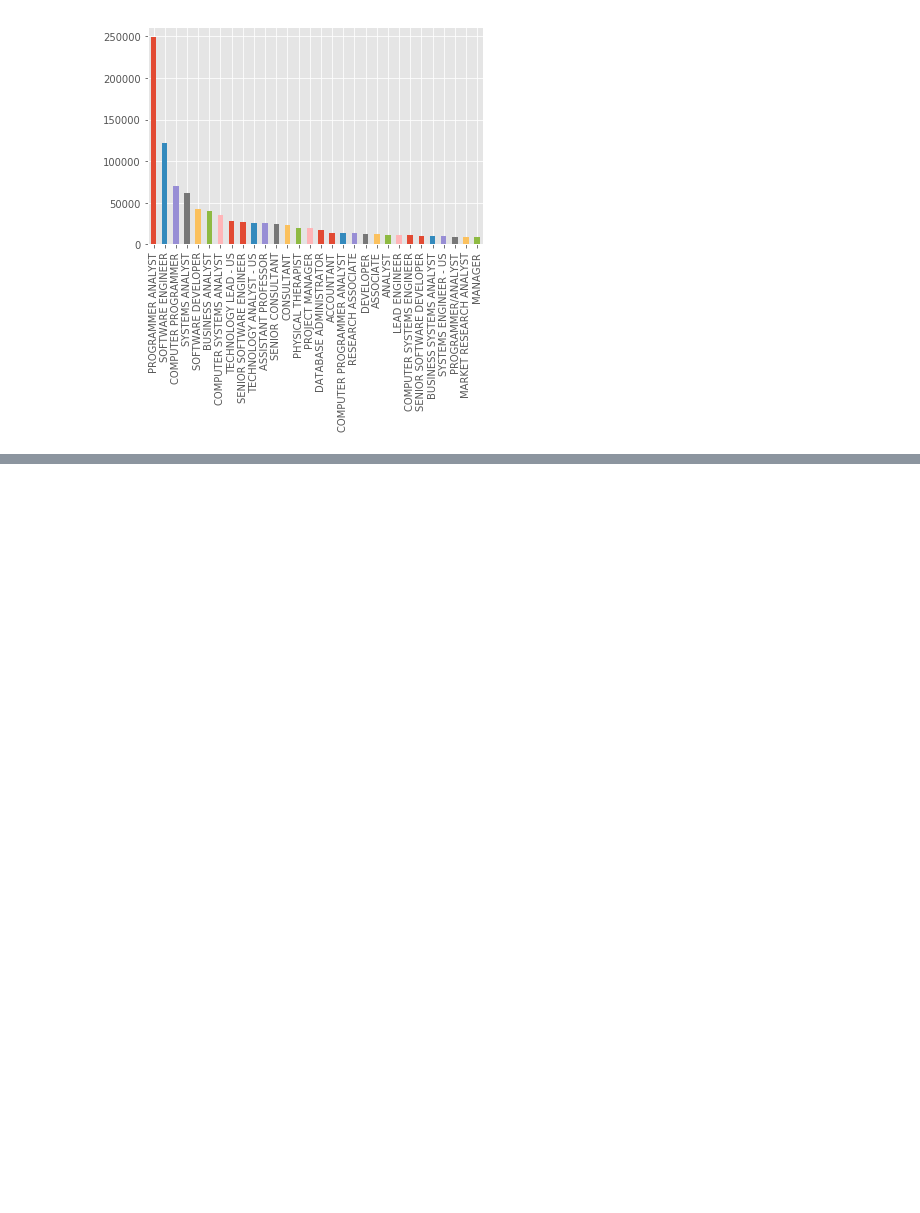
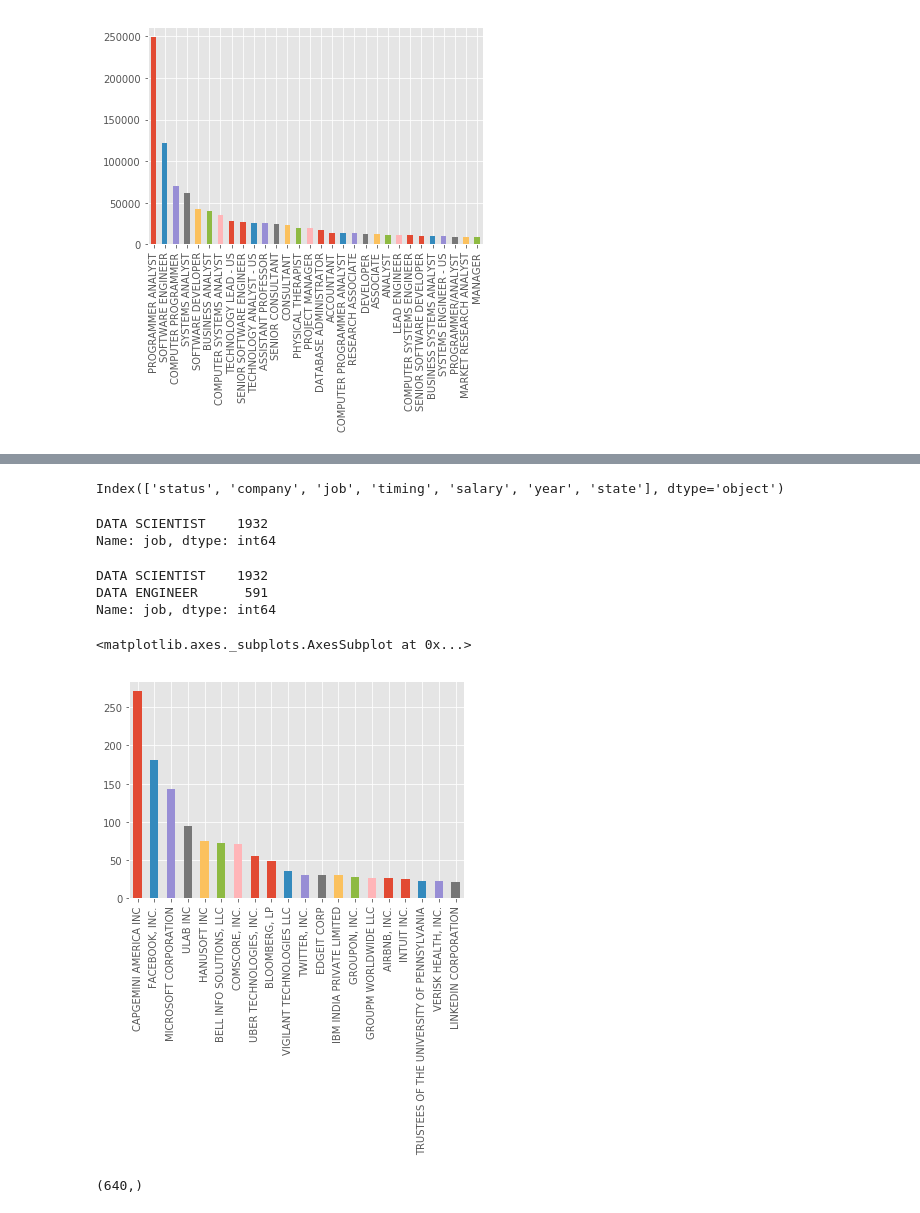
Before and after one commit to rahul-72/Data-Science-code, a Jupyter notebook: data_science/pandas/H1B_Project.ipynb, the cells around one changed output, grey strips where cells are left out. Saved outputs shown, nothing was run; the diff lists cells and outputs as text; code cells hidden in the pictures; blank space fills up the shorter version.

```diff
--- a/data_science/pandas/H1B_Project.ipynb
+++ b/data_science/pandas/H1B_Project.ipynb
@@ -112,0 +133,6 @@ plt.show()
+# %%
+df.drop('Unnamed: 0',axis=1,inplace=True)
+df.drop('lat',axis=1,inplace=True)
+df.drop('lon',axis=1,inplace=True)
+# %%
+df.drop('SOC_NAME',axis=1,inplace=True)
@@ -112,0 +145,38 @@ plt.show()
+# %%
+df.rename(columns={'CASE_STATUS':'status',
+                  'EMPLOYER_NAME':'company',
+                  'JOB_TITLE':'job',
+                   'FULL_TIME_POSITION':'timing',
+                   'PREVAILING_WAGE':'salary',
+                  'YEAR':'year',
+                   'WORKSITE':'state'
+
+                  },inplace=True)
+# %%
+df.columns
+# %% [output]
+Index(['status', 'company', 'job', 'timing', 'salary', 'year', 'state'], dtype='object')
+# %%
+df[df['job']=='DATA SCIENTIST']['job'].value_counts()
+# %% [output]
+DATA SCIENTIST    1932
+Name: job, dtype: int64
+# %%
+df[(df['job']=='DATA SCIENTIST') | (df['job'] == 'DATA ENGINEER')]['job'].value_counts()
+# %% [output]
+DATA SCIENTIST    1932
+DATA ENGINEER      591
+Name: job, dtype: int64
+# %%
+s1 = df[(df['job']=='DATA SCIENTIST')|(df['job'] == 'DATA ENGINEER')|
+       (df['job'] == 'DATA ANALYST')|(df['job'] == 'MACHINE LEARNING ENGINEER')
+       ]['company']
+# %%
+s1.value_counts()[:20].plot(kind='bar')
+# %% [output]
+<matplotlib.axes._subplots.AxesSubplot at 0x...>
+[figure, added]
+# %%
+df[df['job']=="CHIEF OPERATING OFFICER"]['company'].shape
+# %% [output]
+(640,)
```
Also changed, not shown: parts of 30 cells of this notebook, 1 other file.
